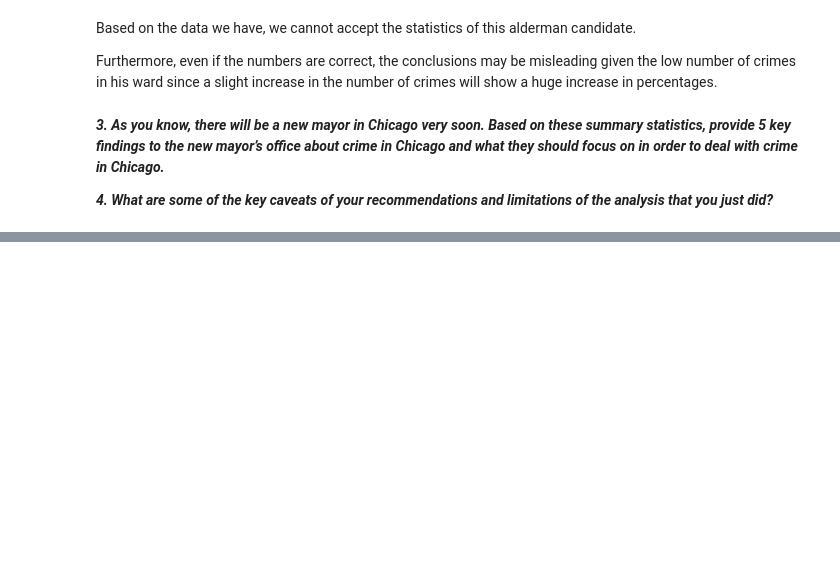
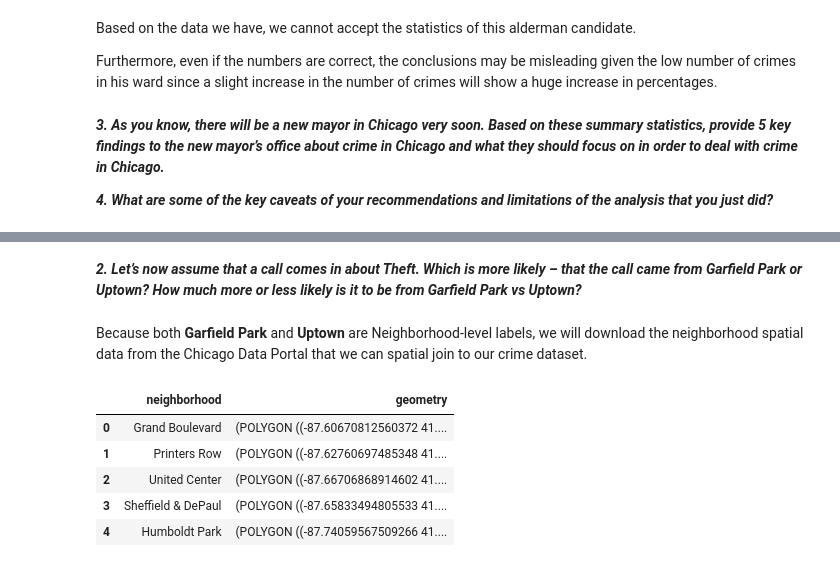
Before and after one commit to capp-machine-learning/chicago-crime-analysis, a Jupyter notebook: Data_Augmentation_APIs.ipynb, the cells around one changed output, grey strips where cells are left out. Drawn from its saved outputs; the diff is of its cells as text; code cells hidden in the pictures; blank space fills up the shorter version.

```diff
--- a/Data_Augmentation_APIs.ipynb
+++ b/Data_Augmentation_APIs.ipynb
@@ -537,0 +607,4 @@ __*4. What are some of the key caveats of your recommendations and limitations o
+# %% [markdown]
+__*2. Let’s now assume that a call comes in about Theft. Which is more likely – that the call came from Garfield Park or Uptown? How much more or less likely is it to be from Garfield Park vs Uptown?*__
+# %% [markdown]
+Because both __Garfield Park__ and __Uptown__ are Neighborhood-level labels, we will download the neighborhood spatial data from the Chicago Data Portal that we can spatial join to our crime dataset.
@@ -537,0 +629,9 @@ __*4. What are some of the key caveats of your recommendations and limitations o
+# %%
+neighbor_gdf.head()
+# %% [output]
+|  | neighborhood | geometry |
+| 0 | Grand Boulevard | (POLYGON ((-87.60670812560372 41.... |
+| 1 | Printers Row | (POLYGON ((-87.62760697485348 41.... |
+| 2 | United Center | (POLYGON ((-87.66706868914602 41.... |
+| 3 | Sheffield & DePaul | (POLYGON ((-87.65833494805533 41.... |
+| 4 | Humboldt Park | (POLYGON ((-87.74059567509266 41.... |
```
Also changed, not shown: parts of 15 cells of this notebook.
